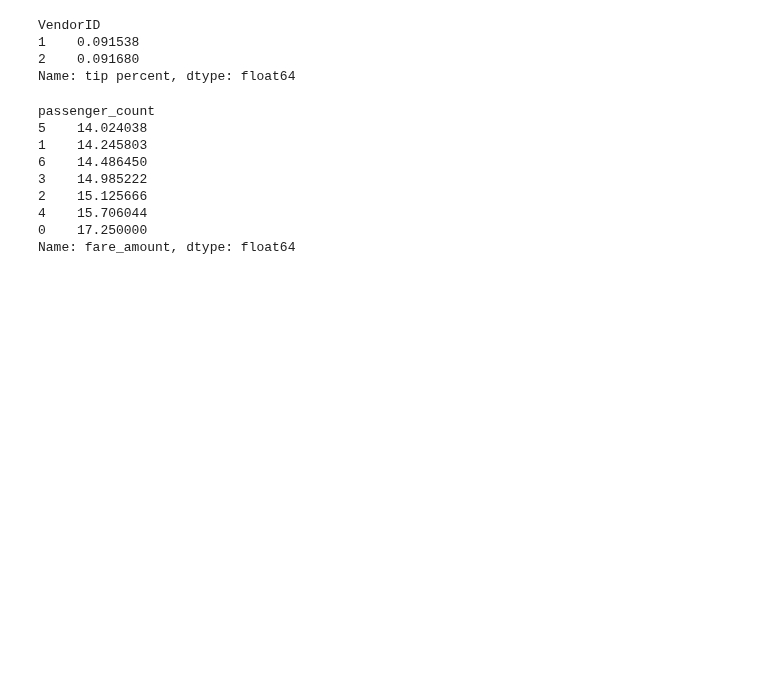
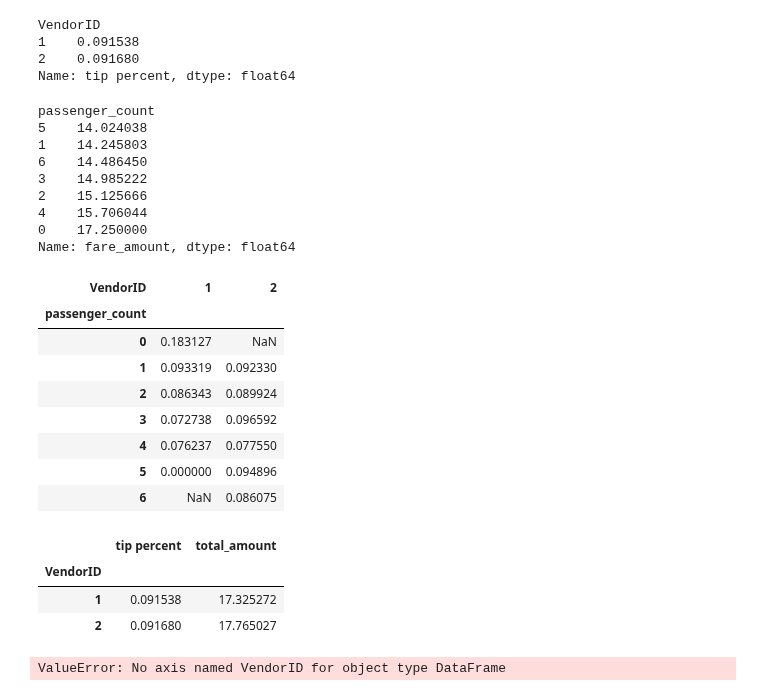
Before and after one commit to reuven/boi-autumn-2024, a Jupyter notebook: Robert 26 12 24.ipynb, the cells around one changed output. Saved outputs shown, nothing was run; the diff lists cells and outputs as text; code cells hidden in the pictures; blank space fills up the shorter version.

```diff
--- a/Robert 26 12 24.ipynb
+++ b/Robert 26 12 24.ipynb
@@ -900,6 +900,28 @@ passenger_count
 0    17.250000
 Name: fare_amount, dtype: float64
 # %%
-df.pivot_table(index='passanger_count',
-              columns='VendorID'
-              values='')
+df.pivot_table(index='passenger_count',
+              columns='VendorID',
+              values='tip percent',
+              aggfunc='mean')
+# %% [output]
+| VendorID | 1 | 2 |
+| passenger_count |  |  |
+| 0 | 0.183127 | NaN |
+| 1 | 0.093319 | 0.092330 |
+| 2 | 0.086343 | 0.089924 |
+| 3 | 0.072738 | 0.096592 |
+| 4 | 0.076237 | 0.077550 |
+| 5 | 0.000000 | 0.094896 |
+| 6 | NaN | 0.086075 |
+# %%
+df.groupby('VendorID')[['tip percent','total_amount']].mean()
+# %% [output]
+|  | tip percent | total_amount |
+| VendorID |  |  |
+| 1 | 0.091538 | 17.325272 |
+| 2 | 0.091680 | 17.765027 |
+# %%
+df.groupby('passenger_count','VendorID')[['tip percent','total_amount']].mean()
+# %% [output]
+ValueError: No axis named VendorID for object type DataFrame
```
